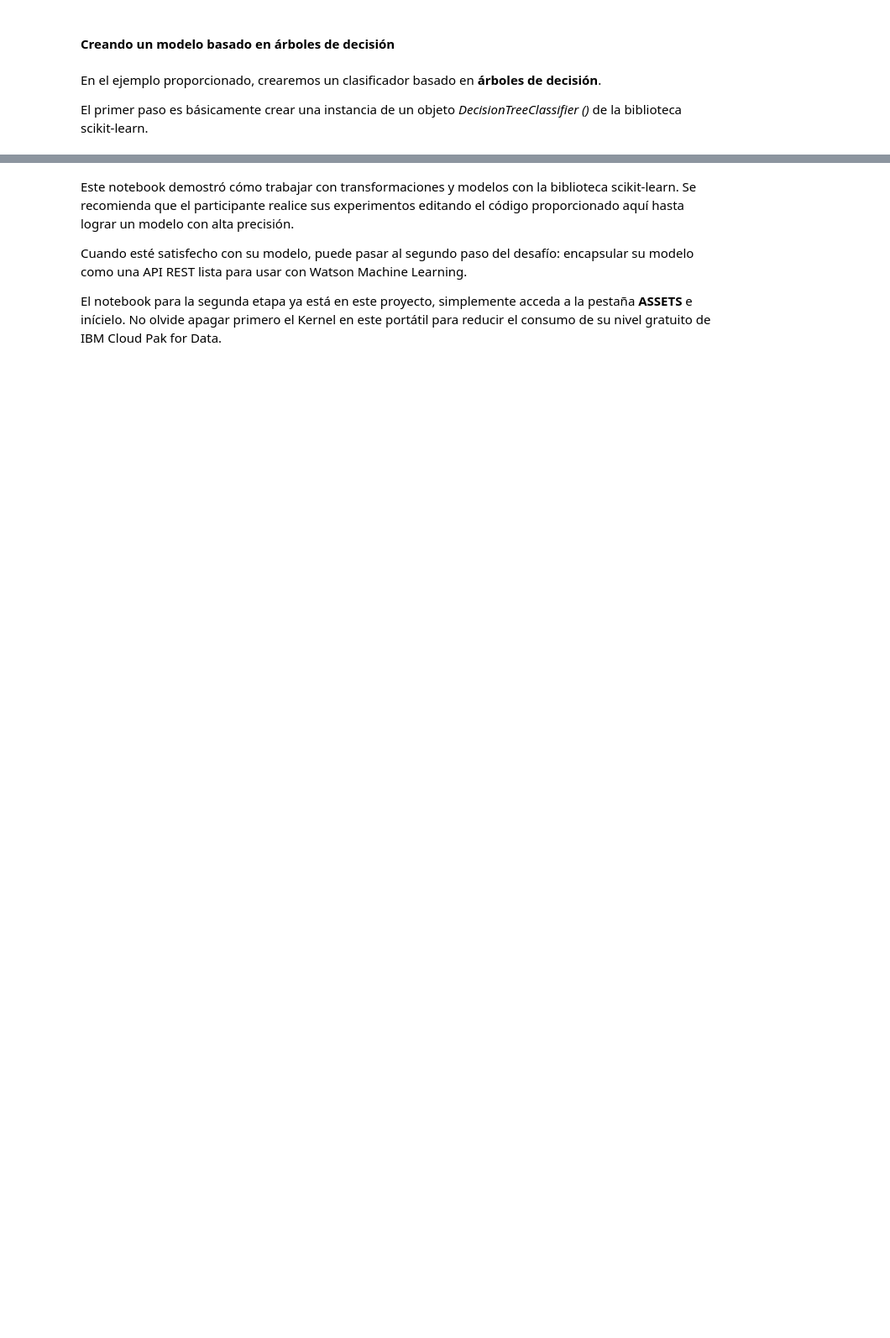
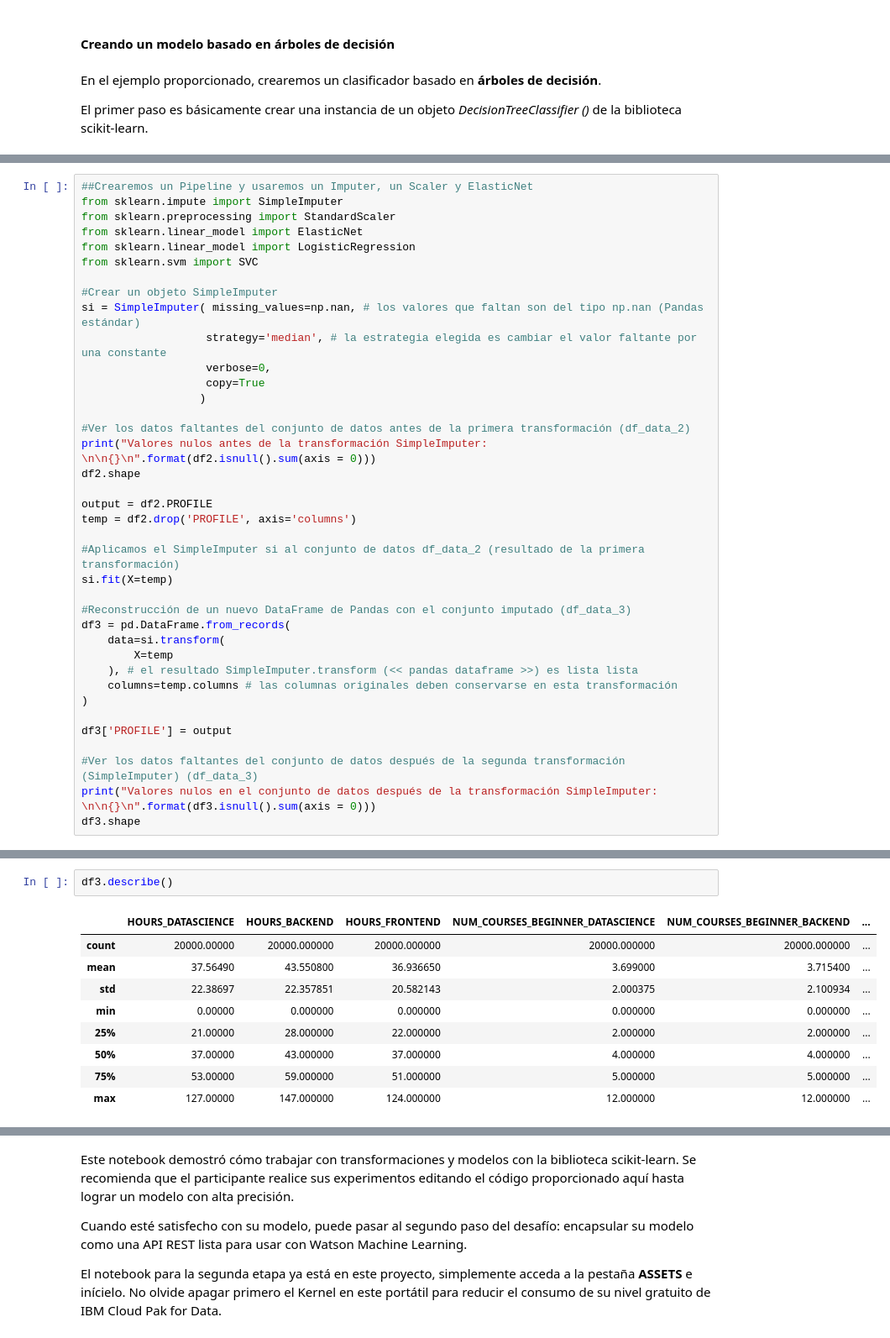
Before and after one commit to fmcnish-co/ml, a Jupyter notebook: desafio2-Tortuga-parte-1.ipynb, the cells around one changed output, grey strips where cells are left out. Shown: that part at 84% size. Saved outputs shown, nothing was run; the diff lists cells and outputs as text; blank space fills up the shorter version.

```diff
--- a/desafio2-Tortuga-parte-1.ipynb
+++ b/desafio2-Tortuga-parte-1.ipynb
@@ -331,0 +491,38 @@ print("Exactitud: {}%".format(100*round(accuracy_score(y_test, y_pred), 2)))
+# %%
+##Crearemos un Pipeline y usaremos un Imputer, un Scaler y ElasticNet
+from sklearn.impute import SimpleImputer
+from sklearn.preprocessing import StandardScaler
+from sklearn.linear_model import ElasticNet
+from sklearn.linear_model import LogisticRegression
+from sklearn.svm import SVC
+
+#Crear un objeto SimpleImputer
+si = SimpleImputer( missing_values=np.nan, # los valores que faltan son del tipo np.nan (Pandas estándar)
+                   strategy='median', # la estrategia elegida es cambiar el valor faltante por una constante
+                   verbose=0,
+                   copy=True
+                  )
+
+#Ver los datos faltantes del conjunto de datos antes de la primera transformación (df_data_2)
+print("Valores nulos antes de la transformación SimpleImputer: \n\n{}\n".format(df2.isnull().sum(axis = 0)))
+df2.shape
+
+output = df2.PROFILE
+temp = df2.drop('PROFILE', axis='columns')
+
+#Aplicamos el SimpleImputer si al conjunto de datos df_data_2 (resultado de la primera transformación)
+si.fit(X=temp)
+
+#Reconstrucción de un nuevo DataFrame de Pandas con el conjunto imputado (df_data_3)
+df3 = pd.DataFrame.from_records(
+    data=si.transform(
+        X=temp
+    ), # el resultado SimpleImputer.transform (<< pandas dataframe >>) es lista lista
+    columns=temp.columns # las columnas originales deben conservarse en esta transformación
+)
+
+df3['PROFILE'] = output
+
+#Ver los datos faltantes del conjunto de datos después de la segunda transformación (SimpleImputer) (df_data_3)
+print("Valores nulos en el conjunto de datos después de la transformación SimpleImputer: \n\n{}\n".format(df3.isnull().sum(axis = 0)))
+df3.shape
@@ -331,0 +560,12 @@ print("Exactitud: {}%".format(100*round(accuracy_score(y_test, y_pred), 2)))
+# %%
+df3.describe()
+# %% [output]
+|  | HOURS_DATASCIENCE | HOURS_BACKEND | HOURS_FRONTEND | NUM_COURSES_BEGINNER_DATASCIENCE | NUM_COURSES_BEGINNER_BACKEND | ... |
+| count | 20000.00000 | 20000.000000 | 20000.000000 | 20000.000000 | 20000.000000 | ... |
+| mean | 37.56490 | 43.550800 | 36.936650 | 3.699000 | 3.715400 | ... |
+| std | 22.38697 | 22.357851 | 20.582143 | 2.000375 | 2.100934 | ... |
+| min | 0.00000 | 0.000000 | 0.000000 | 0.000000 | 0.000000 | ... |
+| 25% | 21.00000 | 28.000000 | 22.000000 | 2.000000 | 2.000000 | ... |
+| 50% | 37.00000 | 43.000000 | 37.000000 | 4.000000 | 4.000000 | ... |
+| 75% | 53.00000 | 59.000000 | 51.000000 | 5.000000 | 5.000000 | ... |
+| max | 127.00000 | 147.000000 | 124.000000 | 12.000000 | 12.000000 | ... |
```
Also changed, not shown: parts of 40 cells of this notebook.
